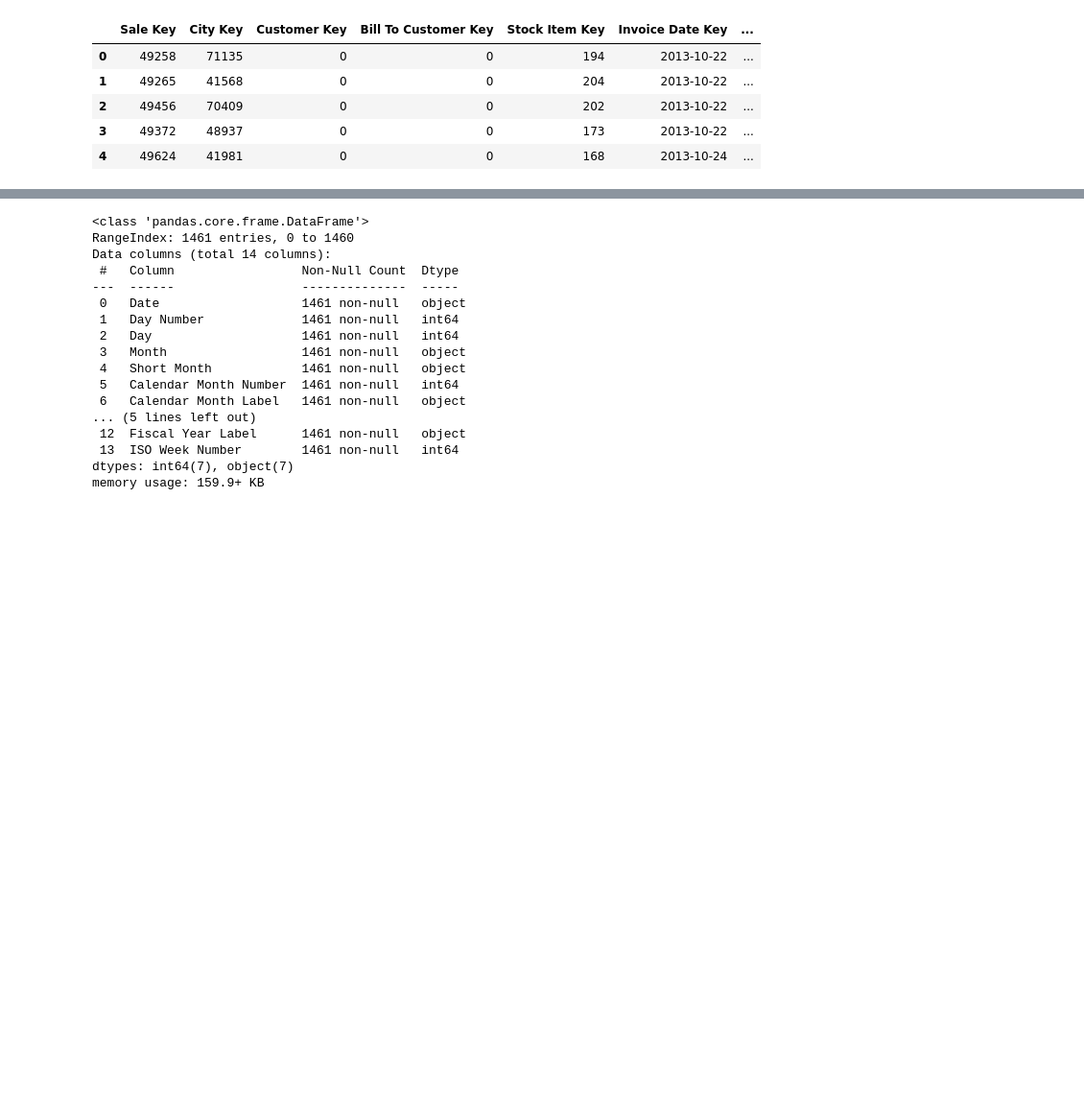
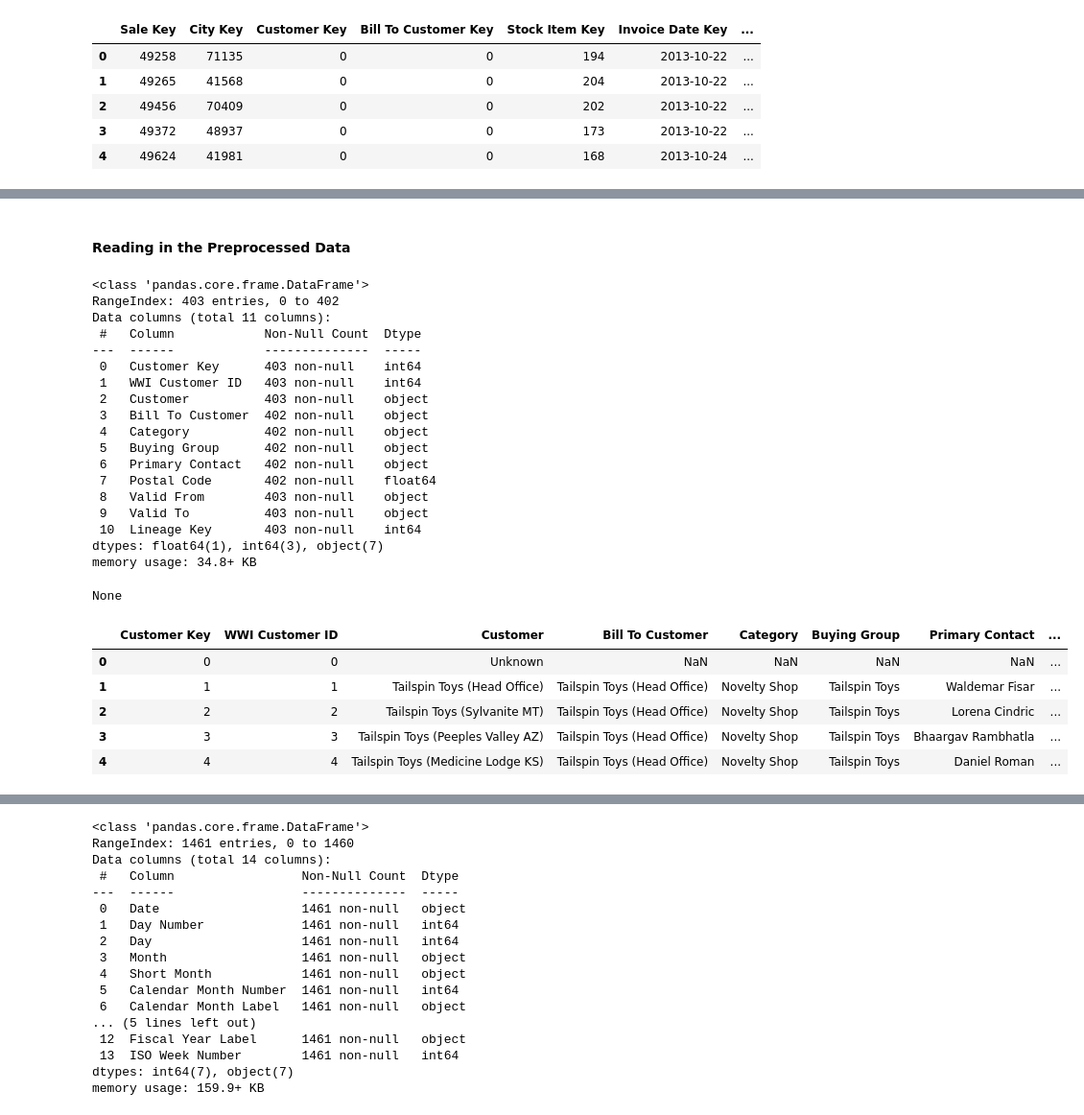
Before and after one commit to Max-FM/dataplatforms_project, a Jupyter notebook: preprocess_data.ipynb, the cells around one changed output, grey strips where cells are left out. Shown at 96% size. Drawn from its saved outputs; the diff is of its cells as text; code cells hidden in the pictures; blank space fills up the shorter version.

Commit message:
Preprocess data to avoid errors on read

```diff
--- a/clean_data.ipynb
+++ b/preprocess_data.ipynb
@@ -177,0 +220,35 @@ None
+# %% [markdown]
+#### Reading in the Preprocessed Data
+# %%
+customer_dim = pd.read_csv("data/preprocessed/dim.customer.csv")
+
+display(
+    customer_dim.info(),
+    customer_dim.head(),
+)
+# %% [output]
+<class 'pandas.core.frame.DataFrame'>
+RangeIndex: 403 entries, 0 to 402
+Data columns (total 11 columns):
+ #   Column            Non-Null Count  Dtype
+---  ------            --------------  -----
+ 0   Customer Key      403 non-null    int64
+ 1   WWI Customer ID   403 non-null    int64
+ 2   Customer          403 non-null    object
+ 3   Bill To Customer  402 non-null    object
+ 4   Category          402 non-null    object
+ 5   Buying Group      402 non-null    object
+ 6   Primary Contact   402 non-null    object
+ 7   Postal Code       402 non-null    float64
+ 8   Valid From        403 non-null    object
+ 9   Valid To          403 non-null    object
+ 10  Lineage Key       403 non-null    int64
+dtypes: float64(1), int64(3), object(7)
+memory usage: 34.8+ KB
+None
+|  | Customer Key | WWI Customer ID | Customer | Bill To Customer | Category | Buying Group | Primary Contact | ... |
+| 0 | 0 | 0 | Unknown | NaN | NaN | NaN | NaN | ... |
+| 1 | 1 | 1 | Tailspin Toys (Head Office) | Tailspin Toys (Head Office) | Novelty Shop | Tailspin Toys | Waldemar Fisar | ... |
+| 2 | 2 | 2 | Tailspin Toys (Sylvanite MT) | Tailspin Toys (Head Office) | Novelty Shop | Tailspin Toys | Lorena Cindric | ... |
+| 3 | 3 | 3 | Tailspin Toys (Peeples Valley AZ) | Tailspin Toys (Head Office) | Novelty Shop | Tailspin Toys | Bhaargav Rambhatla | ... |
+| 4 | 4 | 4 | Tailspin Toys (Medicine Lodge KS) | Tailspin Toys (Head Office) | Novelty Shop | Tailspin Toys | Daniel Roman | ... |
```
Also changed, not shown: parts of 31 cells of this notebook, 1 other file.
